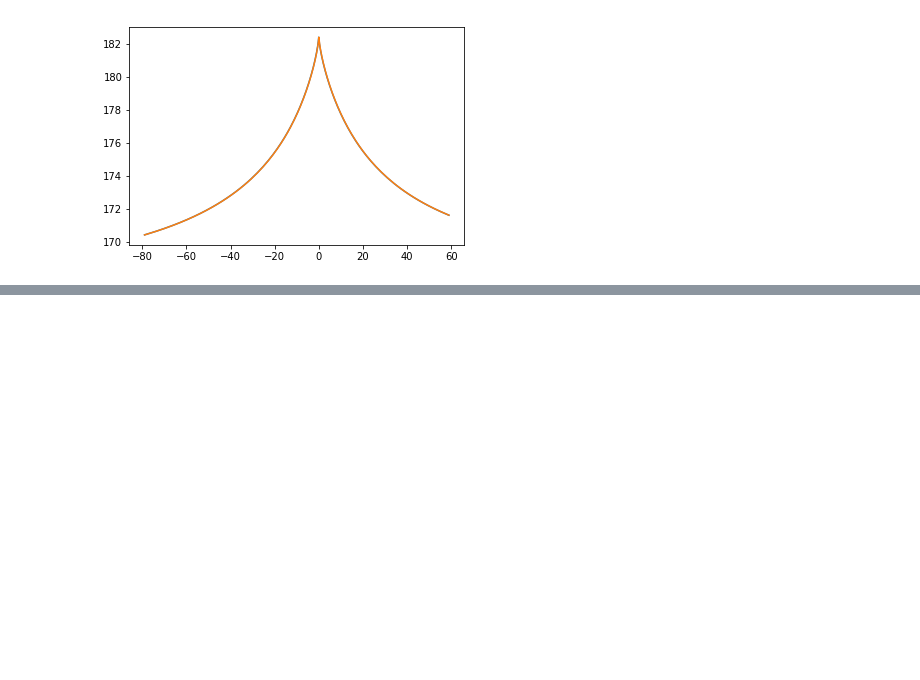
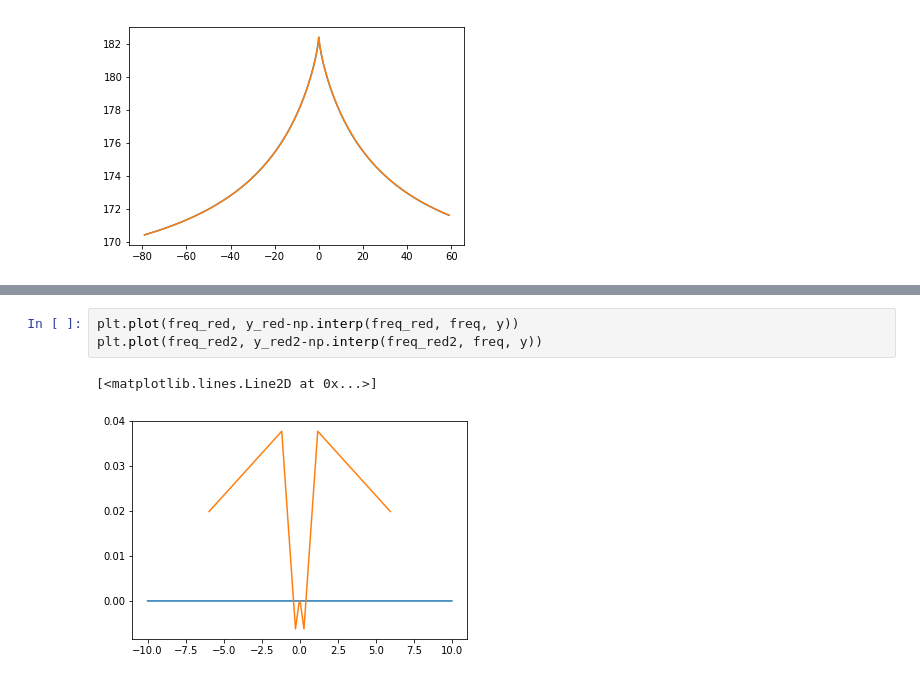
Before and after one commit to jonas-hagen/wirac-retrievals, a Jupyter notebook: studies/Data_reduction.ipynb, the cells around one changed output, grey strips where cells are left out. Drawn from its saved outputs; the diff is of its cells as text; blank space fills up the shorter version.

```diff
--- a/studies/Data_reduction.ipynb
+++ b/studies/Data_reduction.ipynb
@@ -39,0 +124,6 @@ plt.show()
+# %%
+plt.plot(freq_red, y_red-np.interp(freq_red, freq, y))
+plt.plot(freq_red2, y_red2-np.interp(freq_red2, freq, y))
+# %% [output]
+[<matplotlib.lines.Line2D at 0x...>]
+[figure, added]
```
Also changed, not shown: parts of 27 cells of this notebook.
